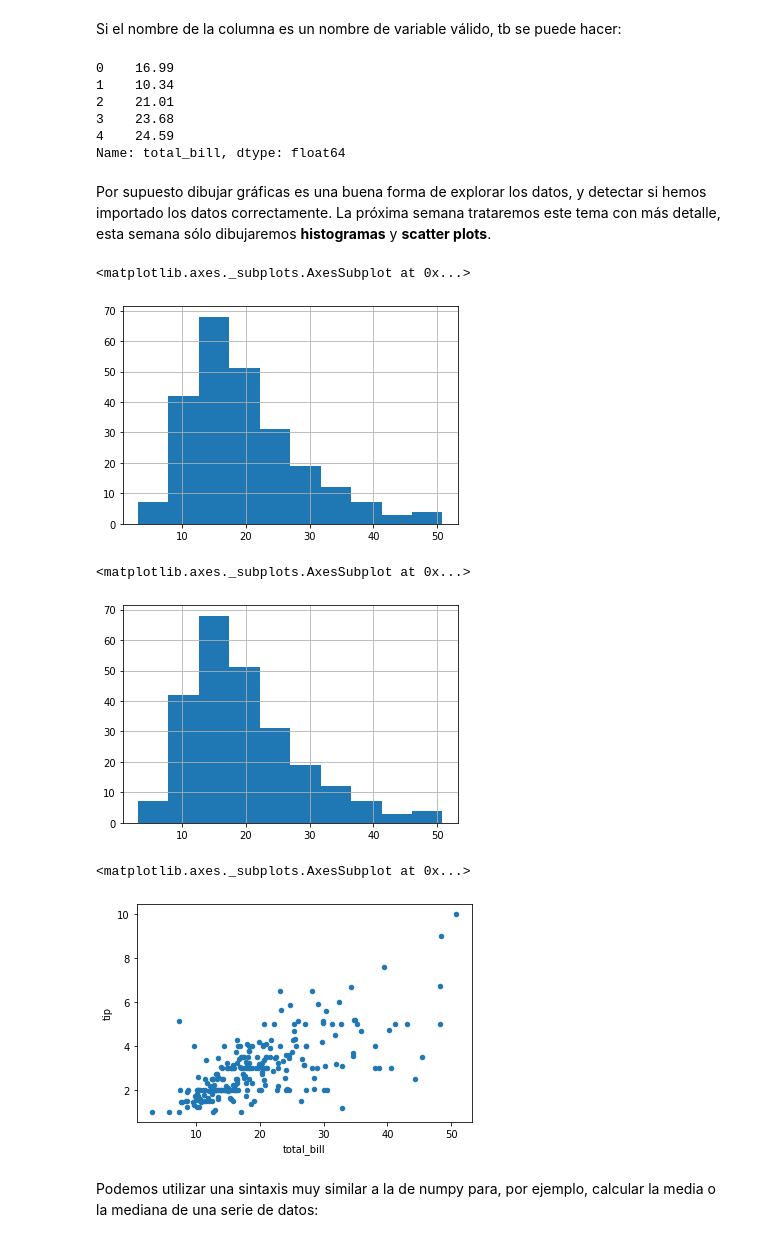
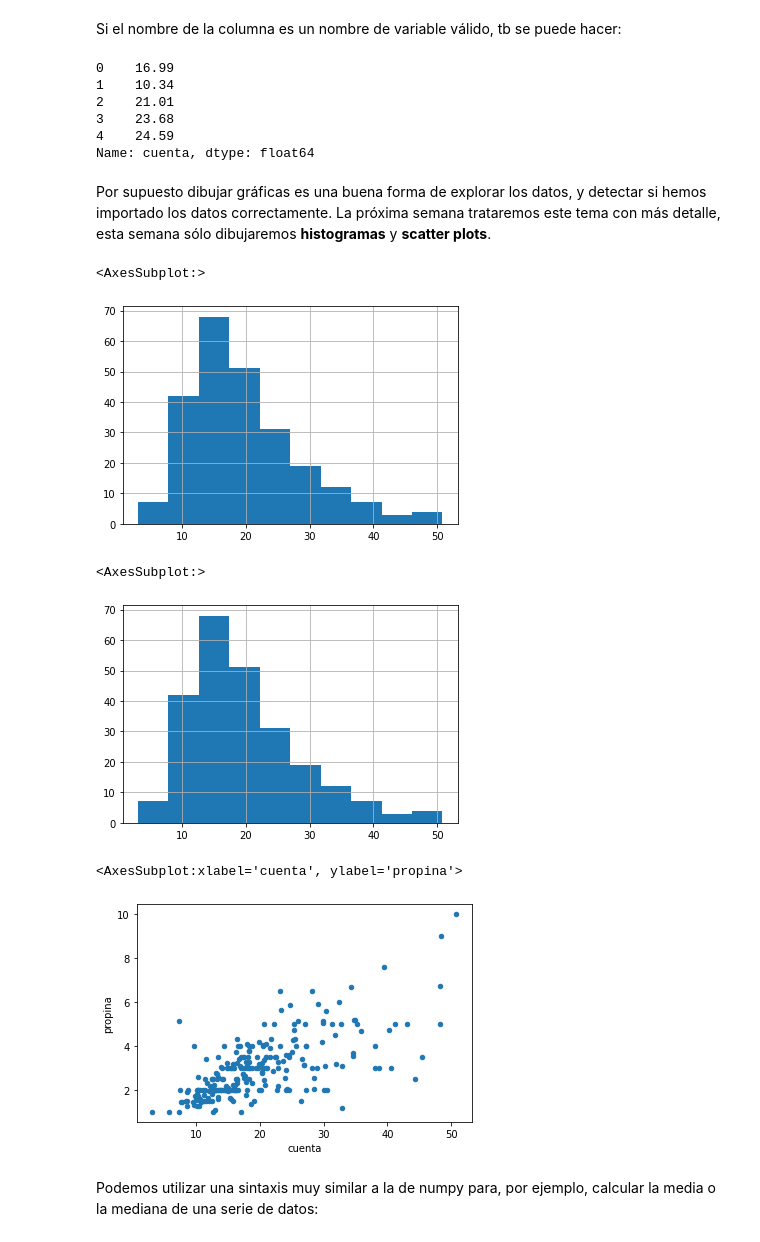
Before and after one commit to dgtrabada/python, a Jupyter notebook: 09_Pandas/pandas.ipynb, the cells around one changed output. Drawn from its saved outputs; the diff is of its cells as text; code cells hidden in the pictures.

```diff
--- a/09_Pandas/pandas.ipynb
+++ b/09_Pandas/pandas.ipynb
@@ -198,5 +190,5 @@ A continuación cargaremos datos `tips.csv` en un `dataframe` de `pandas`. Esta
 # %%
-tips = pd.read_csv('tips.csv')
+tips = pd.read_csv('cuentas.csv')
 # %% [markdown]
 Además del nombre del archivo con los datos, `read_csv` tiene otros argumentos opcionales. Los más utilizados son:
 
@@ -314,31 +314,31 @@ Name: total_bill, dtype: float64
 # %% [markdown]
 Si el nombre de la columna es un nombre de variable válido, tb se puede hacer:
 # %%
-tips.total_bill.head()
+tips.cuenta.head()
 # %% [output]
 0    16.99
 1    10.34
 2    21.01
 3    23.68
 4    24.59
-Name: total_bill, dtype: float64
+Name: cuenta, dtype: float64
 # %% [markdown]
 Por supuesto dibujar gráficas es una buena forma de explorar los datos, y detectar si hemos importado los datos correctamente. La próxima semana trataremos este tema con más detalle, esta semana sólo dibujaremos **histogramas** y **scatter plots**.
 # %%
-tips['total_bill'].hist()
+tips['cuenta'].hist()
 # %% [output]
-<matplotlib.axes._subplots.AxesSubplot at 0x...>
+<AxesSubplot:>
 [figure]
 # %%
-tips.total_bill.hist()
+tips.cuenta.hist()
 # %% [output]
-<matplotlib.axes._subplots.AxesSubplot at 0x...>
+<AxesSubplot:>
 [figure]
 # %%
-tips.plot.scatter('total_bill', 'tip')
+tips.plot.scatter('cuenta', 'propina')
 # %% [output]
-<matplotlib.axes._subplots.AxesSubplot at 0x...>
+<AxesSubplot:xlabel='cuenta', ylabel='propina'>
-[figure, old version]
+[figure, new version]
 # %% [markdown]
 Podemos utilizar una sintaxis muy similar a la de numpy para, por ejemplo, calcular la media o la mediana de una serie de datos:
 # %%
```
Also changed, not shown: parts of 44 cells of this notebook, 10 other files.
